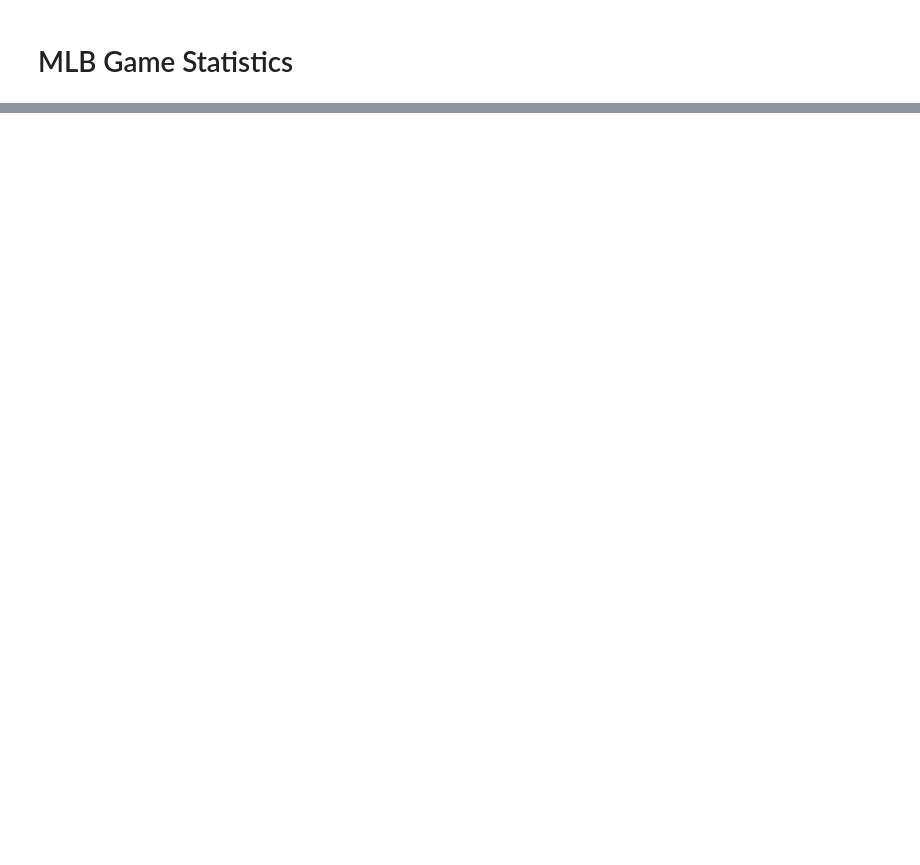
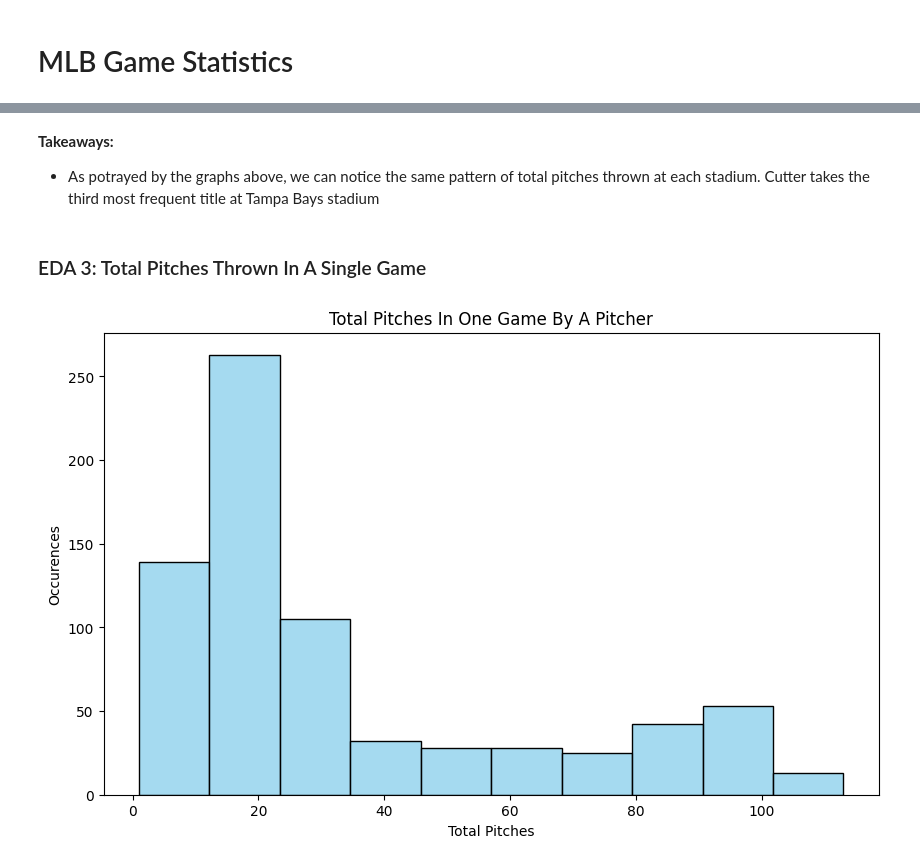
Before and after one commit to trevordoucet/baseball, a Jupyter notebook: Scripts/Pitching.ipynb, the cells around one changed output, grey strips where cells are left out. Saved outputs shown, nothing was run; the diff lists cells and outputs as text; code cells hidden in the pictures; blank space fills up the shorter version.

```diff
--- a/Scripts/Pitching.ipynb
+++ b/Scripts/Pitching.ipynb
@@ -460,0 +237,18 @@ plt.show()
+# %% [markdown]
+**Takeaways:**
+
+ - As potrayed by the graphs above, we can notice the same pattern of total pitches thrown at each stadium. Cutter takes the third most frequent title at Tampa Bays stadium
+# %% [markdown]
+### EDA 3: Total Pitches Thrown In A Single Game
+# %%
+total_pitches_df = df.groupby(['player_name', 'game_date']).size().to_frame('Total Pitches')
+
+plt.figure(figsize=(10, 6))
+sns.histplot(total_pitches_df['Total Pitches'], bins=10, kde=False, color='skyblue')
+
+plt.xlabel('Total Pitches')
+plt.ylabel('Occurences')
+plt.title('Total Pitches In One Game By A Pitcher')
+plt.show()
+# %% [output]
+[figure, added]
```
Also changed, not shown: parts of 111 cells of this notebook, 6 other files.
